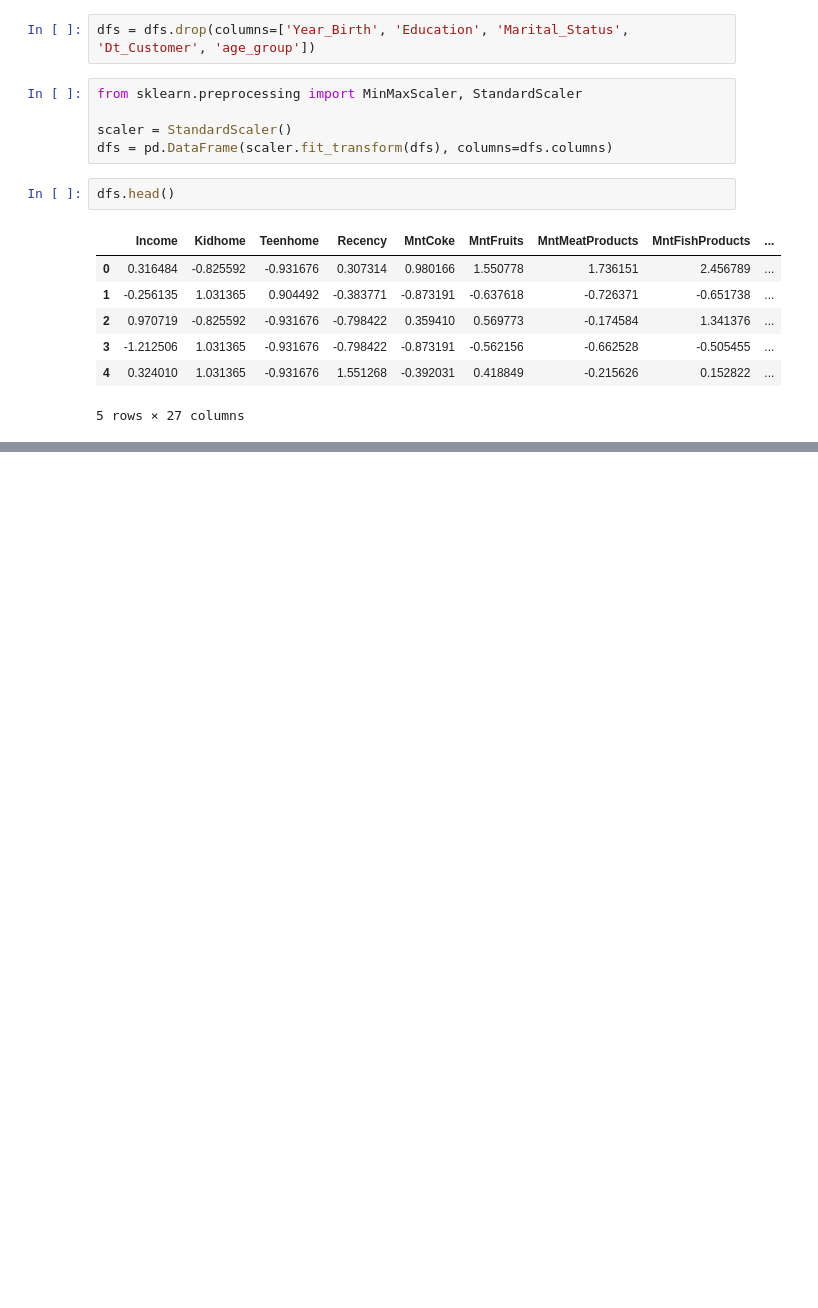
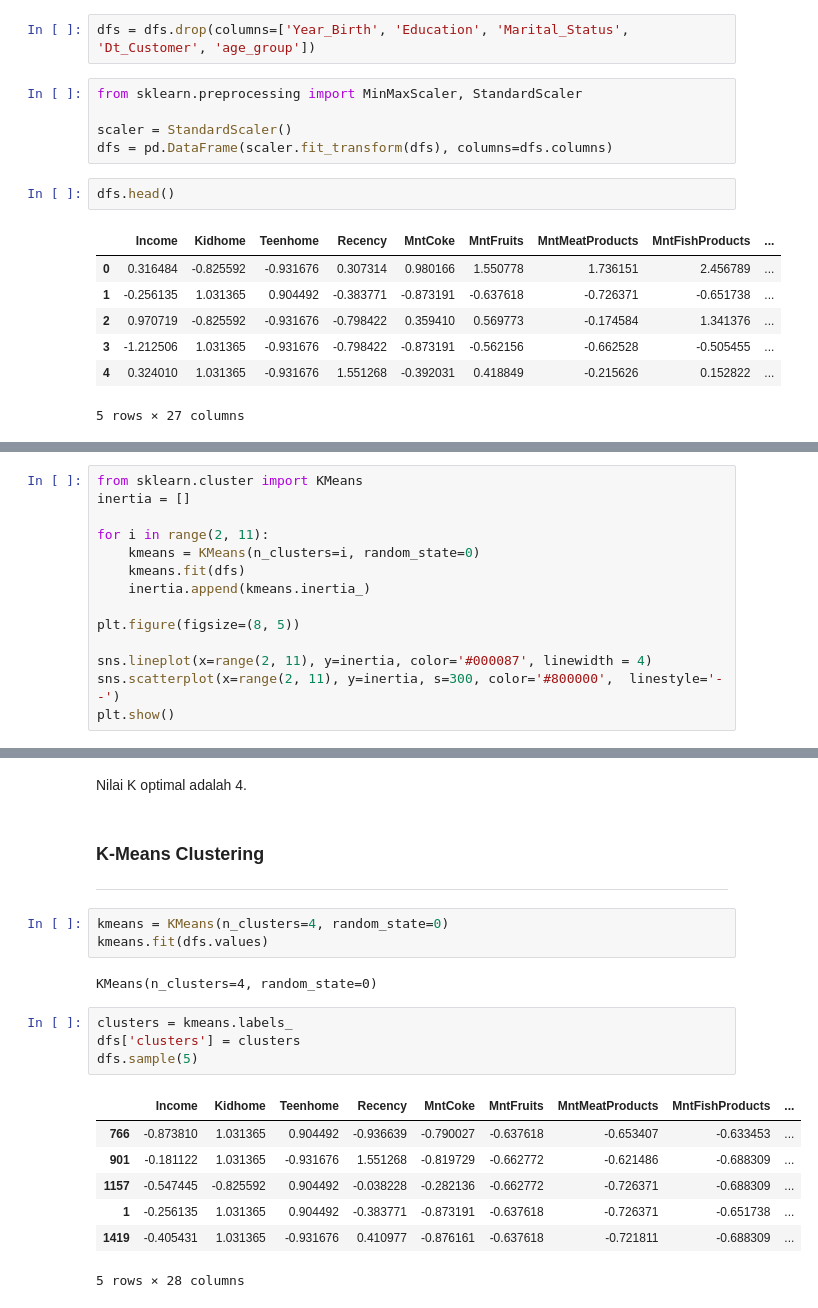
Before and after one commit to regitafif/MP3_CustomerPersonality, a Jupyter notebook: predict_customer_personality.ipynb, the cells around one changed output, grey strips where cells are left out. Saved outputs shown, nothing was run; the diff lists cells and outputs as text; blank space fills up the shorter version.

```diff
--- a/predict_customer_personality.ipynb
+++ b/predict_customer_personality.ipynb
@@ -306,0 +301,14 @@ dfs.head()
+# %%
+from sklearn.cluster import KMeans
+inertia = []
+
+for i in range(2, 11):
+    kmeans = KMeans(n_clusters=i, random_state=0)
+    kmeans.fit(dfs)
+    inertia.append(kmeans.inertia_)
+
+plt.figure(figsize=(8, 5))
+
+sns.lineplot(x=range(2, 11), y=inertia, color='#000087', linewidth = 4)
+sns.scatterplot(x=range(2, 11), y=inertia, s=300, color='#800000',  linestyle='--')
+plt.show()
@@ -306,0 +331,22 @@ dfs.head()
+# %% [markdown]
+Nilai K optimal adalah 4.
+# %% [markdown]
+### K-Means Clustering
+---
+# %%
+kmeans = KMeans(n_clusters=4, random_state=0)
+kmeans.fit(dfs.values)
+# %% [output]
+KMeans(n_clusters=4, random_state=0)
+# %%
+clusters = kmeans.labels_
+dfs['clusters'] = clusters
+dfs.sample(5)
+# %% [output]
+|  | Income | Kidhome | Teenhome | Recency | MntCoke | MntFruits | MntMeatProducts | MntFishProducts | ... |
+| 766 | -0.873810 | 1.031365 | 0.904492 | -0.936639 | -0.790027 | -0.637618 | -0.653407 | -0.633453 | ... |
+| 901 | -0.181122 | 1.031365 | -0.931676 | 1.551268 | -0.819729 | -0.662772 | -0.621486 | -0.688309 | ... |
+| 1157 | -0.547445 | -0.825592 | 0.904492 | -0.038228 | -0.282136 | -0.662772 | -0.726371 | -0.688309 | ... |
+| 1 | -0.256135 | 1.031365 | 0.904492 | -0.383771 | -0.873191 | -0.637618 | -0.726371 | -0.651738 | ... |
+| 1419 | -0.405431 | 1.031365 | -0.931676 | 0.410977 | -0.876161 | -0.637618 | -0.721811 | -0.688309 | ... |
+5 rows × 28 columns
```
Also changed, not shown: parts of 12 cells of this notebook.
